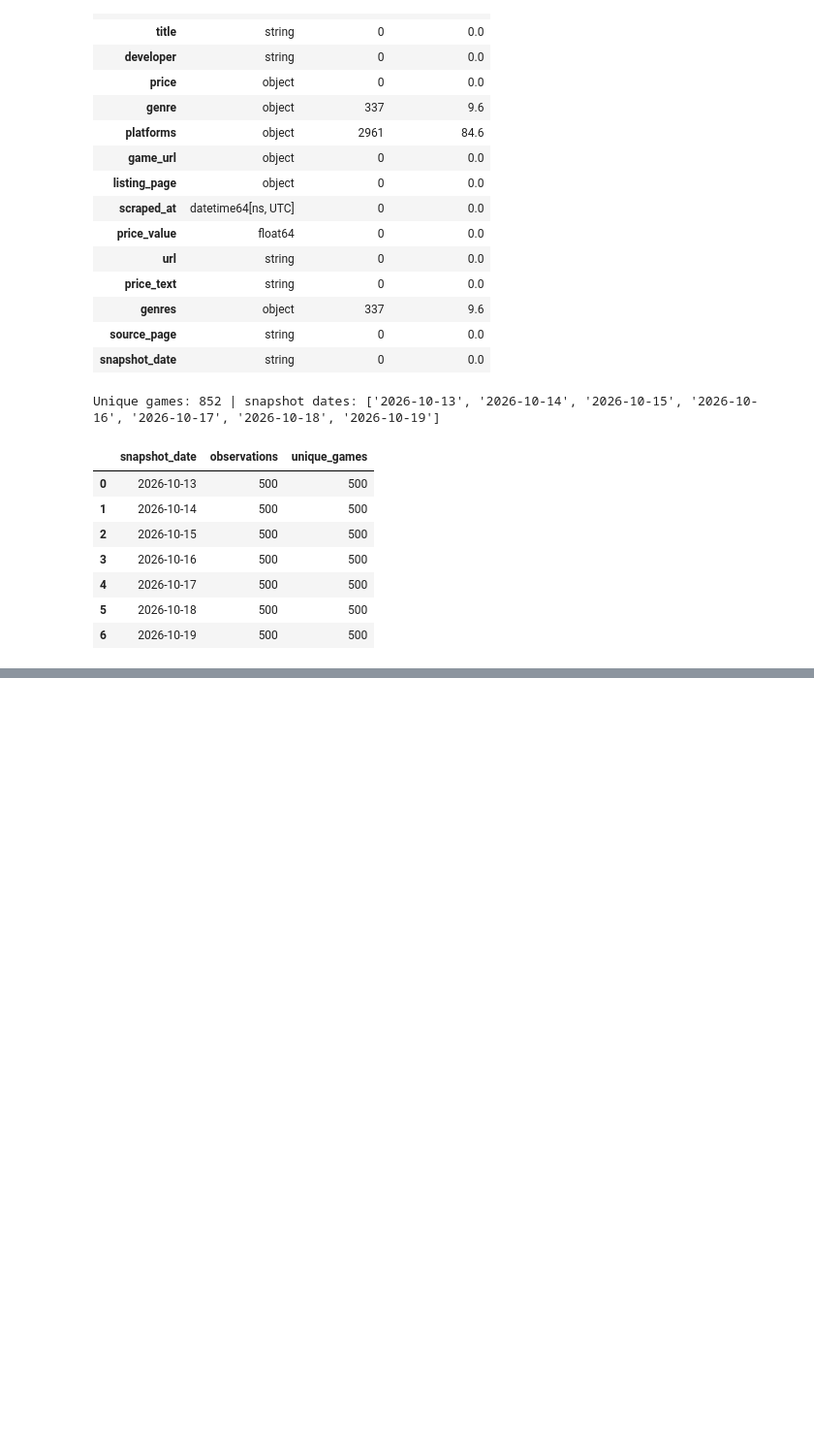
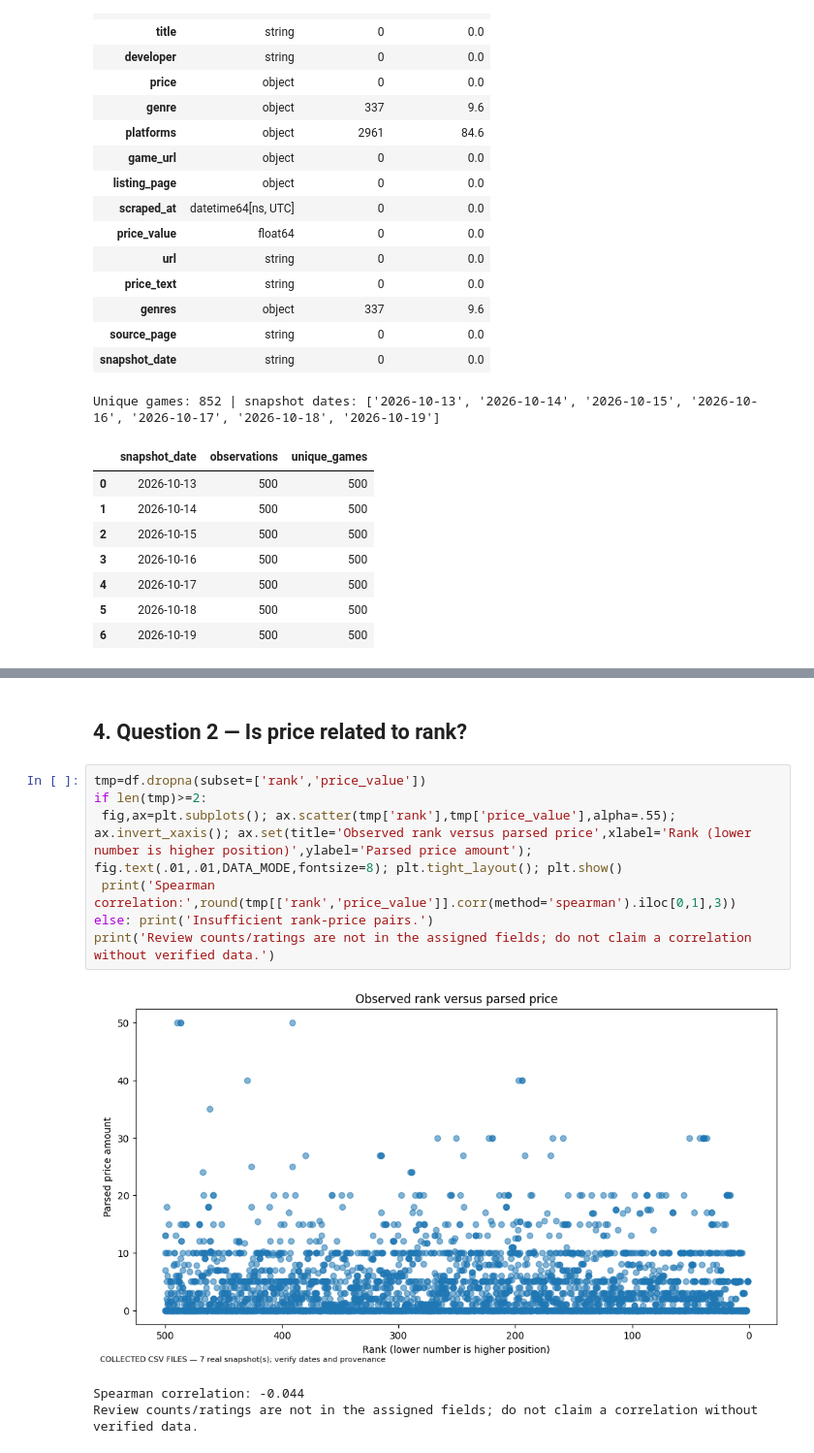
Before and after one commit to cherissaiteriteka32-netizen/Web_scraping_project, a Jupyter notebook: analysis.ipynb, the cells around one changed output, grey strips where cells are left out. Shown at 97% size. Saved outputs shown, nothing was run; the diff lists cells and outputs as text; blank space fills up the shorter version.

```diff
--- a/analysis.ipynb
+++ b/analysis.ipynb
@@ -101,0 +114,13 @@ Unique games: 852 | snapshot dates: ['2026-10-13', '2026-10-14', '2026-10-15', '
+# %% [markdown]
+## 4. Question 2 — Is price related to rank?
+# %%
+tmp=df.dropna(subset=['rank','price_value'])
+if len(tmp)>=2:
+ fig,ax=plt.subplots(); ax.scatter(tmp['rank'],tmp['price_value'],alpha=.55); ax.invert_xaxis(); ax.set(title='Observed rank versus parsed price',xlabel='Rank (lower number is higher position)',ylabel='Parsed price amount'); fig.text(.01,.01,DATA_MODE,fontsize=8); plt.tight_layout(); plt.show()
+ print('Spearman correlation:',round(tmp[['rank','price_value']].corr(method='spearman').iloc[0,1],3))
+else: print('Insufficient rank-price pairs.')
+print('Review counts/ratings are not in the assigned fields; do not claim a correlation without verified data.')
+# %% [output]
+[figure, added]
+Spearman correlation: -0.044
+Review counts/ratings are not in the assigned fields; do not claim a correlation without verified data.
```
Also changed, not shown: parts of 6 cells of this notebook.
